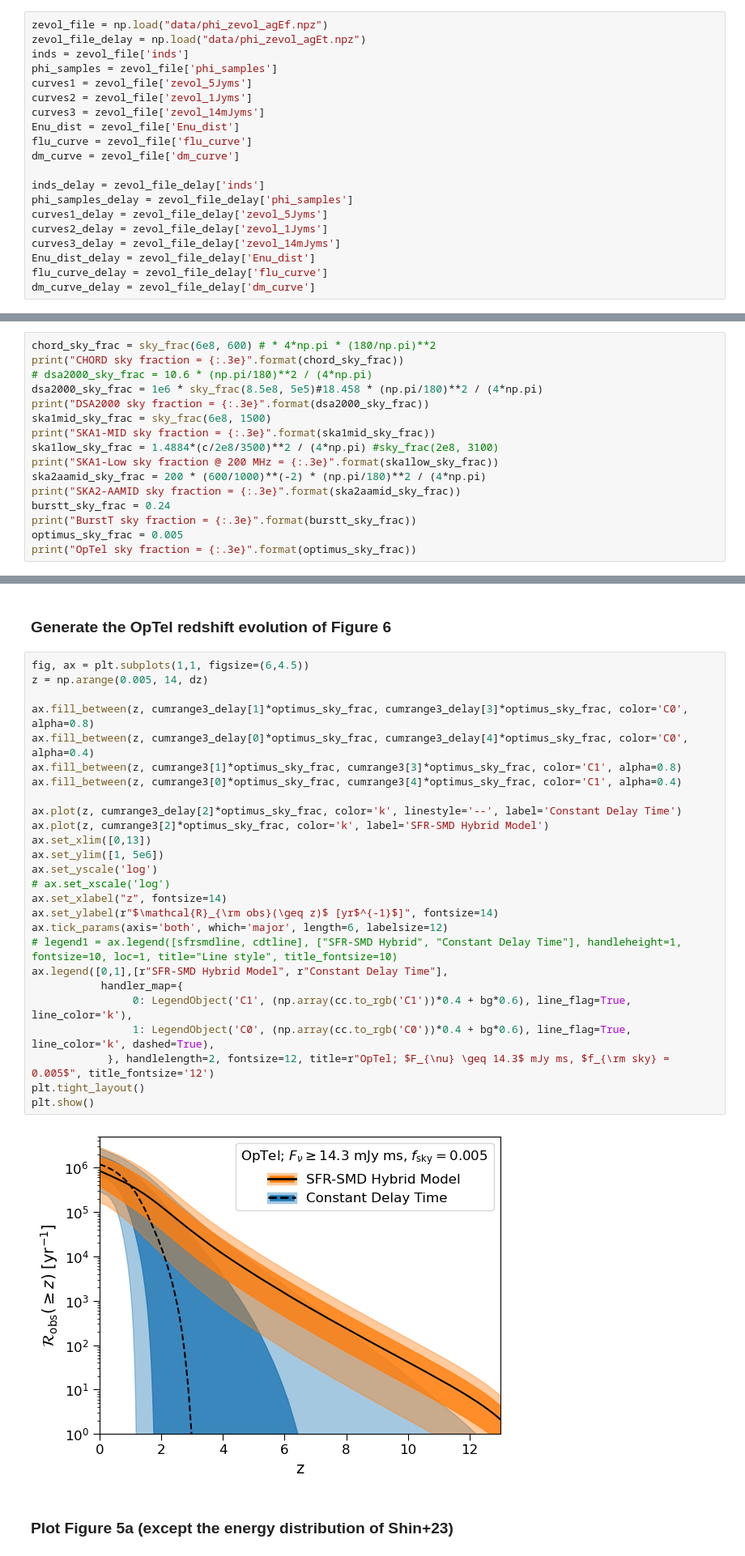
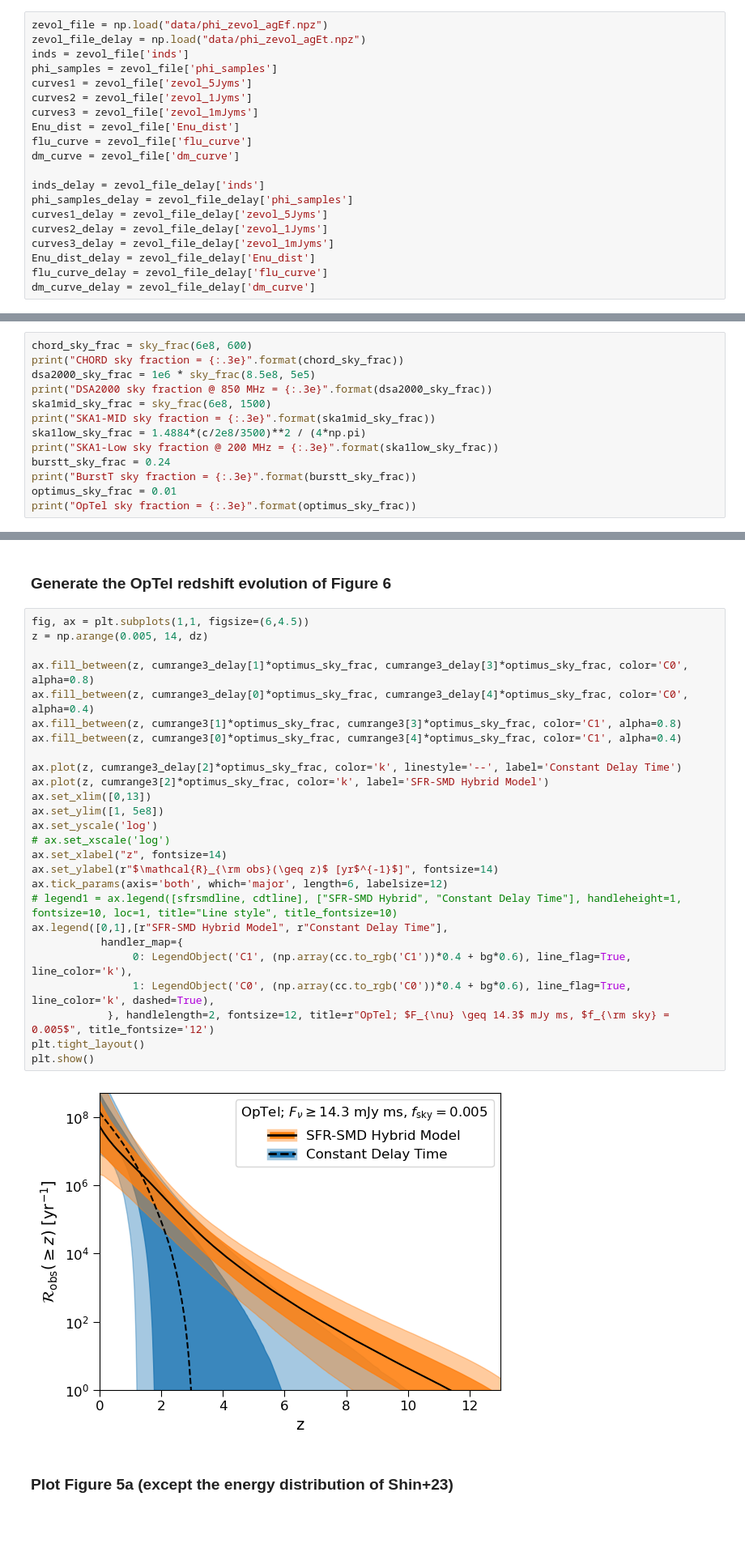
Before and after one commit to omguptaup/frb-cosmic-evol, a Jupyter notebook: DMnF_compare_zevol.ipynb, the cells around one changed output, grey strips where cells are left out. Shown at 81% size. Cells and saved outputs as stored; diff of their text form; blank space fills up the shorter version.

```diff
--- a/DMnF_compare_zevol.ipynb
+++ b/DMnF_compare_zevol.ipynb
@@ -40,7 +40,7 @@ inds = zevol_file['inds']
 phi_samples = zevol_file['phi_samples']
 curves1 = zevol_file['zevol_5Jyms']
 curves2 = zevol_file['zevol_1Jyms']
-curves3 = zevol_file['zevol_14mJyms']
+curves3 = zevol_file['zevol_1mJyms']
 Enu_dist = zevol_file['Enu_dist']
 flu_curve = zevol_file['flu_curve']
 dm_curve = zevol_file['dm_curve']
@@ -49,7 +49,7 @@ inds_delay = zevol_file_delay['inds']
 phi_samples_delay = zevol_file_delay['phi_samples']
 curves1_delay = zevol_file_delay['zevol_5Jyms']
 curves2_delay = zevol_file_delay['zevol_1Jyms']
-curves3_delay = zevol_file_delay['zevol_14mJyms']
+curves3_delay = zevol_file_delay['zevol_1mJyms']
 Enu_dist_delay = zevol_file_delay['Enu_dist']
 flu_curve_delay = zevol_file_delay['flu_curve']
 dm_curve_delay = zevol_file_delay['dm_curve']
@@ -199,20 +199,17 @@ def detection_threshold(SEFD, efficiency=0.9, npol=2, bandwidth=3e8, t_obs=1e-3)
 #### DSA-2000: https://arxiv.org/pdf/2206.14310 Connor and Ravi 2022
 #### SKA1mid: https://arxiv.org/pdf/1912.12699 Braun et al. 2019
 # %%
-chord_sky_frac = sky_frac(6e8, 600) # * 4*np.pi * (180/np.pi)**2
+chord_sky_frac = sky_frac(6e8, 600)
 print("CHORD sky fraction = {:.3e}".format(chord_sky_frac))
-# dsa2000_sky_frac = 10.6 * (np.pi/180)**2 / (4*np.pi)
-dsa2000_sky_frac = 1e6 * sky_frac(8.5e8, 5e5)#18.458 * (np.pi/180)**2 / (4*np.pi)
-print("DSA2000 sky fraction = {:.3e}".format(dsa2000_sky_frac))
+dsa2000_sky_frac = 1e6 * sky_frac(8.5e8, 5e5)
+print("DSA2000 sky fraction @ 850 MHz = {:.3e}".format(dsa2000_sky_frac))
 ska1mid_sky_frac = sky_frac(6e8, 1500)
 print("SKA1-MID sky fraction = {:.3e}".format(ska1mid_sky_frac))
-ska1low_sky_frac = 1.4884*(c/2e8/3500)**2 / (4*np.pi) #sky_frac(2e8, 3100)
+ska1low_sky_frac = 1.4884*(c/2e8/3500)**2 / (4*np.pi)
 print("SKA1-Low sky fraction @ 200 MHz = {:.3e}".format(ska1low_sky_frac))
-ska2aamid_sky_frac = 200 * (600/1000)**(-2) * (np.pi/180)**2 / (4*np.pi)
-print("SKA2-AAMID sky fraction = {:.3e}".format(ska2aamid_sky_frac))
 burstt_sky_frac = 0.24
 print("BurstT sky fraction = {:.3e}".format(burstt_sky_frac))
-optimus_sky_frac = 0.005
+optimus_sky_frac = 0.01
 print("OpTel sky fraction = {:.3e}".format(optimus_sky_frac))
 # %% [output]
 CHORD sky fraction = 6.236e-04
@@ -264,31 +257,31 @@ DSA2000 detection threshold = 8.607e-02 Jy ms
 # %%
 fig, ax = plt.subplots(1,1, figsize=(6,4.5))
 z = np.arange(0.005, 14, dz)
 
 ax.fill_between(z, cumrange3_delay[1]*optimus_sky_frac, cumrange3_delay[3]*optimus_sky_frac, color='C0', alpha=0.8)
 ax.fill_between(z, cumrange3_delay[0]*optimus_sky_frac, cumrange3_delay[4]*optimus_sky_frac, color='C0', alpha=0.4)
 ax.fill_between(z, cumrange3[1]*optimus_sky_frac, cumrange3[3]*optimus_sky_frac, color='C1', alpha=0.8)
 ax.fill_between(z, cumrange3[0]*optimus_sky_frac, cumrange3[4]*optimus_sky_frac, color='C1', alpha=0.4)
 
 ax.plot(z, cumrange3_delay[2]*optimus_sky_frac, color='k', linestyle='--', label='Constant Delay Time')
 ax.plot(z, cumrange3[2]*optimus_sky_frac, color='k', label='SFR-SMD Hybrid Model')
 ax.set_xlim([0,13])
-ax.set_ylim([1, 5e6])
+ax.set_ylim([1, 5e8])
 ax.set_yscale('log')
 # ax.set_xscale('log')
 ax.set_xlabel("z", fontsize=14)
 ax.set_ylabel(r"$\mathcal{R}_{\rm obs}(\geq z)$ [yr$^{-1}$]", fontsize=14)
 ax.tick_params(axis='both', which='major', length=6, labelsize=12)
 # legend1 = ax.legend([sfrsmdline, cdtline], ["SFR-SMD Hybrid", "Constant Delay Time"], handleheight=1, fontsize=10, loc=1, title="Line style", title_fontsize=10)
 ax.legend([0,1],[r"SFR-SMD Hybrid Model", r"Constant Delay Time"],
            handler_map={
                 0: LegendObject('C1', (np.array(cc.to_rgb('C1'))*0.4 + bg*0.6), line_flag=True, line_color='k'),
                 1: LegendObject('C0', (np.array(cc.to_rgb('C0'))*0.4 + bg*0.6), line_flag=True, line_color='k', dashed=True),
             }, handlelength=2, fontsize=12, title=r"OpTel; $F_{\nu} \geq 14.3$ mJy ms, $f_{\rm sky} = 0.005$", title_fontsize='12')
 plt.tight_layout()
 plt.show()
 # %% [output]
-[figure, old version]
+[figure, new version]
 # %% [markdown]
 ### Plot Figure 5a (except the energy distribution of Shin+23)
 # %%
```
Also changed, not shown: parts of 7 cells of this notebook, 2 other files.
